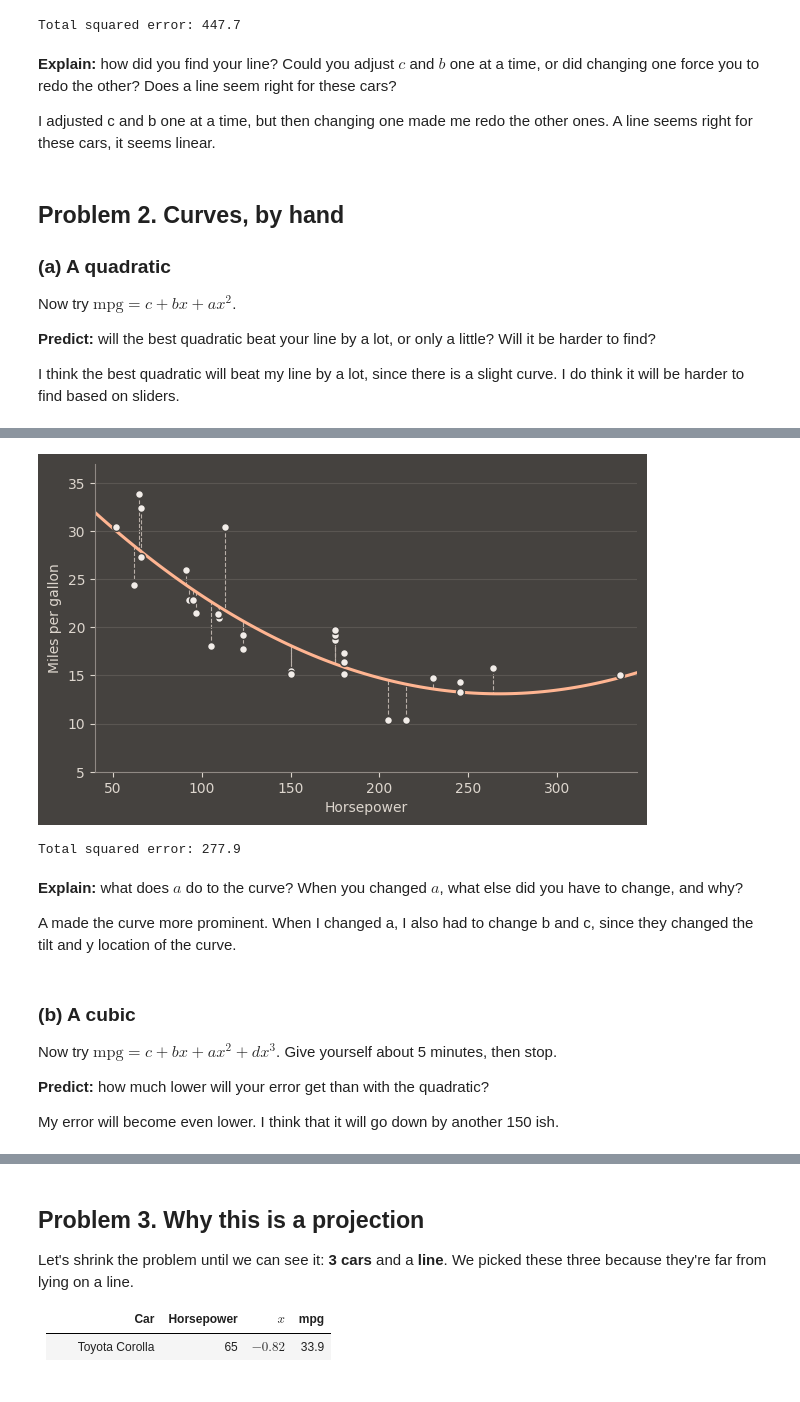
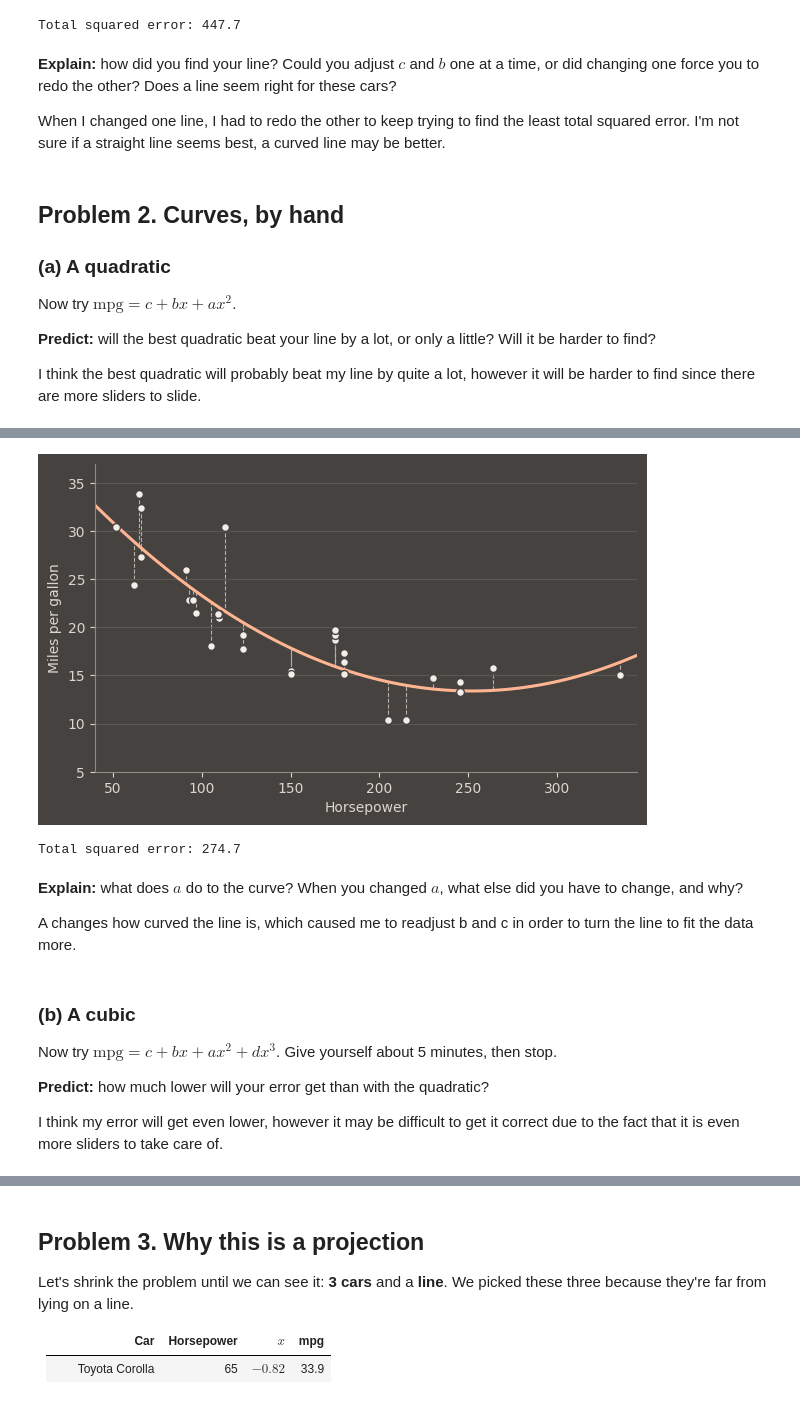
Before and after one commit to ericazhang01/Dungeon-Delver, a Jupyter notebook: explorations/exploration_least_squares.ipynb, the cells around one changed output, grey strips where cells are left out. Drawn from its saved outputs; the diff is of its cells as text; code cells hidden in the pictures.

```diff
--- a/explorations/exploration_least_squares.ipynb
+++ b/explorations/exploration_least_squares.ipynb
@@ -310,7 +310,7 @@ Total squared error: 447.7
 # %% [markdown]
 **Explain:** how did you find your line? Could you adjust $c$ and $b$ one at a time, or did changing one force you to redo the other? Does a line seem right for these cars?
 
-I adjusted c and b one at a time, but then changing one made me redo the other ones. A line seems right for these cars, it seems linear.
+When I changed one line, I had to redo the other to keep trying to find the least total squared error. I'm not sure if a straight line seems best, a curved line may be better.
 # %% [markdown]
 ## Problem 2. Curves, by hand
 
@@ -320,23 +320,23 @@ Now try $\text{mpg} = c + bx + ax^2$.
 
 **Predict:** will the best quadratic beat your line by a lot, or only a little? Will it be harder to find?
 
-I think the best quadratic will beat my line by a lot, since there is a slight curve. I do think it will be harder to find based on sliders.
+I think the best quadratic will probably beat my line by quite a lot, however it will be harder to find since there are more sliders to slide.
 # %%
 # @title Sliders { display-mode: "form" }
 explore_fit(2)
 # %% [output]
 [interactive output not drawn]
 # %%
-my_quadratic = [18.40, -8.80, 3.65]  # [c, b, a]
+my_quadratic = [18.15, -9.05, 4.30]  # [c, b, a]
 
 plot_fit(my_quadratic)
 # %% [output]
-[figure, old version]
+[figure, new version]
-Total squared error: 277.9
+Total squared error: 274.7
 # %% [markdown]
 **Explain:** what does $a$ do to the curve? When you changed $a$, what else did you have to change, and why?
 
-A made the curve more prominent. When I changed a, I also had to change b and c, since they changed the tilt and y location of the curve.
+A changes how curved the line is, which caused me to readjust b and c in order to turn the line to fit the data more.
 # %% [markdown]
 ### (b) A cubic
 
@@ -344,7 +344,7 @@ Now try $\text{mpg} = c + bx + ax^2 + dx^3$. Give yourself about 5 minutes, then
 
 **Predict:** how much lower will your error get than with the quadratic?
 
-My error will become even lower. I think that it will go down by another 150 ish.
+I think my error will get even lower, however it may be difficult to get it correct due to the fact that it is even more sliders to take care of.
 # %%
 # @title Sliders { display-mode: "form" }
 explore_fit(3)
```
Also changed, not shown: parts of 11 cells of this notebook.
